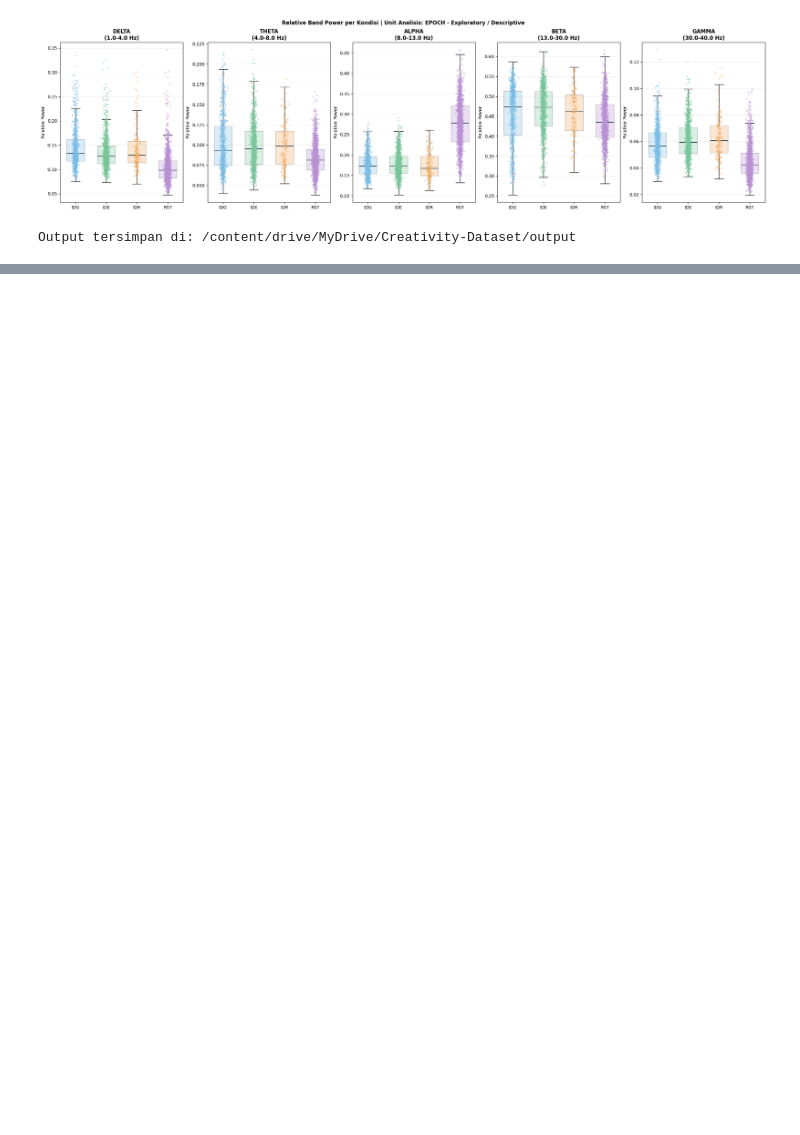
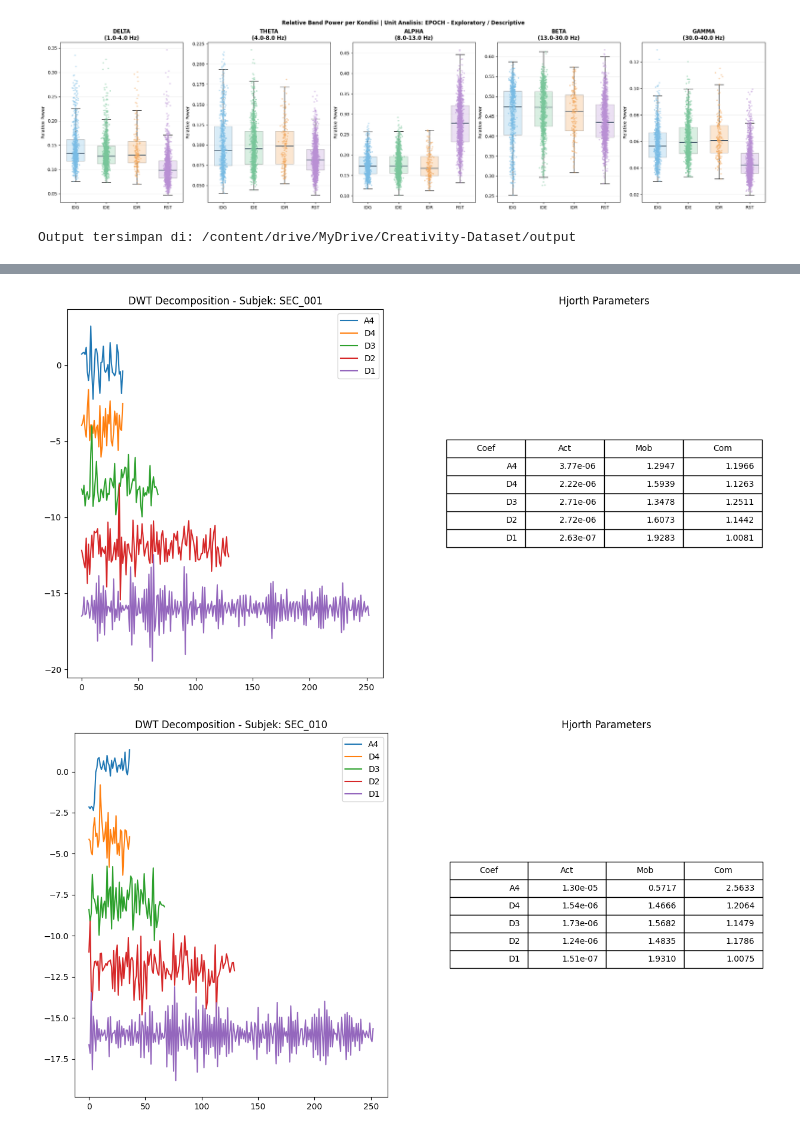
Before and after one commit to Ersaoktaviannn/eeg-creative-state-classifier, a Jupyter notebook: EEG_Secondary-v4.ipynb, the cells around one changed output, grey strips where cells are left out. Drawn from its saved outputs; the diff is of its cells as text; code cells hidden in the pictures; blank space fills up the shorter version.

```diff
--- a/EEG_Secondary-v4.ipynb
+++ b/EEG_Secondary-v4.ipynb
@@ -1733,0 +1663,43 @@ Output tersimpan di: /content/drive/MyDrive/Creativity-Dataset/output
+# %%
+def visualisasi_fitur_dwt_hjorth(ref_idx=0):
+    if 'refs' not in globals() or len(refs) == 0:
+        return
+
+    ref = refs[ref_idx]
+    eeg, _ = preprocess_record(ref)
+    epoch_size = int(4.0 * FS_TARGET)
+    sig = eeg[0, :epoch_size]
+
+    level = adaptive_dwt_level(epoch_size)
+    coeffs = pywt.wavedec(sig, WAVELET, level=level)
+    names = dwt_coefficient_names(level)
+
+    fig = plt.figure(figsize=(15, 8))
+    plt.subplot(1, 2, 1)
+    for i, (c, name) in enumerate(zip(coeffs, names)):
+        c_norm = (c - np.mean(c)) / (np.std(c) + 1e-12)
+        plt.plot(c_norm - (i * 4), label=name)
+    plt.title(f"DWT Decomposition - Subjek: {ref['subject_id']}")
+    plt.legend()
+
+    plt.subplot(1, 2, 2)
+    plt.axis('off')
+    hjorth_data = [[name, f"{hjorth_parameters(c)[0]:.2e}", f"{hjorth_parameters(c)[1]:.4f}", f"{hjorth_parameters(c)[2]:.4f}"]
+                   for c, name in zip(coeffs, names)]
+    plt.table(cellText=hjorth_data, colLabels=['Coef', 'Act', 'Mob', 'Com'], loc='center').scale(1, 1.8)
+    plt.title("Hjorth Parameters")
+    plt.show()
+
+# Menampilkan 5 Subjek Pertama
+if 'refs' in globals() and len(refs) > 0:
+    subject_list = []
+    count = 0
+    for i, r in enumerate(refs):
+        if r['subject_id'] not in subject_list:
+            visualisasi_fitur_dwt_hjorth(i)
+            subject_list.append(r['subject_id'])
+            count += 1
+        if count >= 5: break
+# %% [output]
+[figure, added]
+[figure, added]
```
Also changed, not shown: parts of 18 cells of this notebook.
